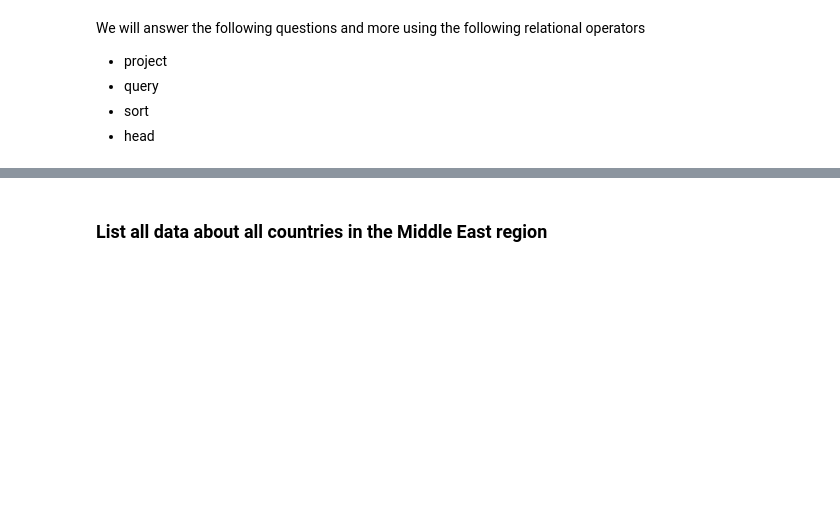
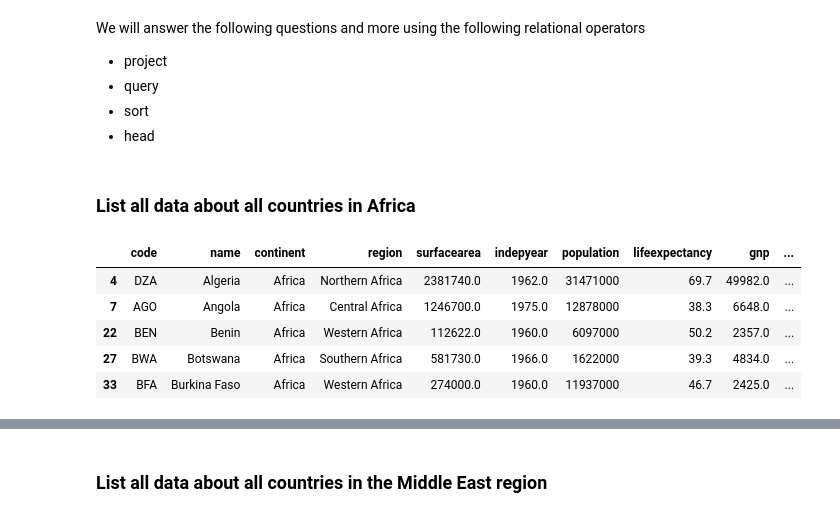
Before and after one commit to LutherCS/dmq-class-pub, a Jupyter notebook: CountryQuestionsRA.ipynb, the cells around one changed output, grey strips where cells are left out. Drawn from its saved outputs; the diff is of its cells as text; code cells hidden in the pictures; blank space fills up the shorter version.

```diff
--- a/CountryQuestionsRA.ipynb
+++ b/CountryQuestionsRA.ipynb
@@ -31,3 +34,14 @@ We will answer the following questions and more using the following relational o
 * query
 * sort
 * head
+# %% [markdown]
+### List all data about all countries in Africa
+# %%
+country.query("continent == 'Africa'").head(5)
+# %% [output]
+|  | code | name | continent | region | surfacearea | indepyear | population | lifeexpectancy | gnp | ... |
+| 4 | DZA | Algeria | Africa | Northern Africa | 2381740.0 | 1962.0 | 31471000 | 69.7 | 49982.0 | ... |
+| 7 | AGO | Angola | Africa | Central Africa | 1246700.0 | 1975.0 | 12878000 | 38.3 | 6648.0 | ... |
+| 22 | BEN | Benin | Africa | Western Africa | 112622.0 | 1960.0 | 6097000 | 50.2 | 2357.0 | ... |
+| 27 | BWA | Botswana | Africa | Southern Africa | 581730.0 | 1966.0 | 1622000 | 39.3 | 4834.0 | ... |
+| 33 | BFA | Burkina Faso | Africa | Western Africa | 274000.0 | 1960.0 | 11937000 | 46.7 | 2425.0 | ... |
```
Also changed, not shown: parts of 25 cells of this notebook, 1 other file.
